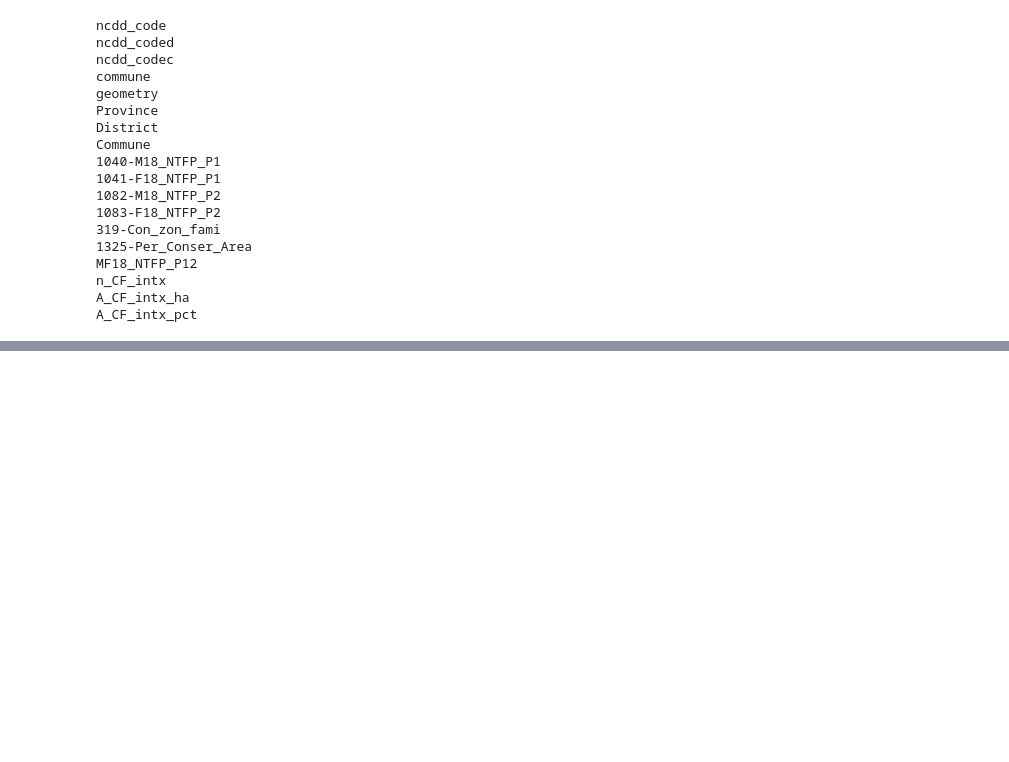
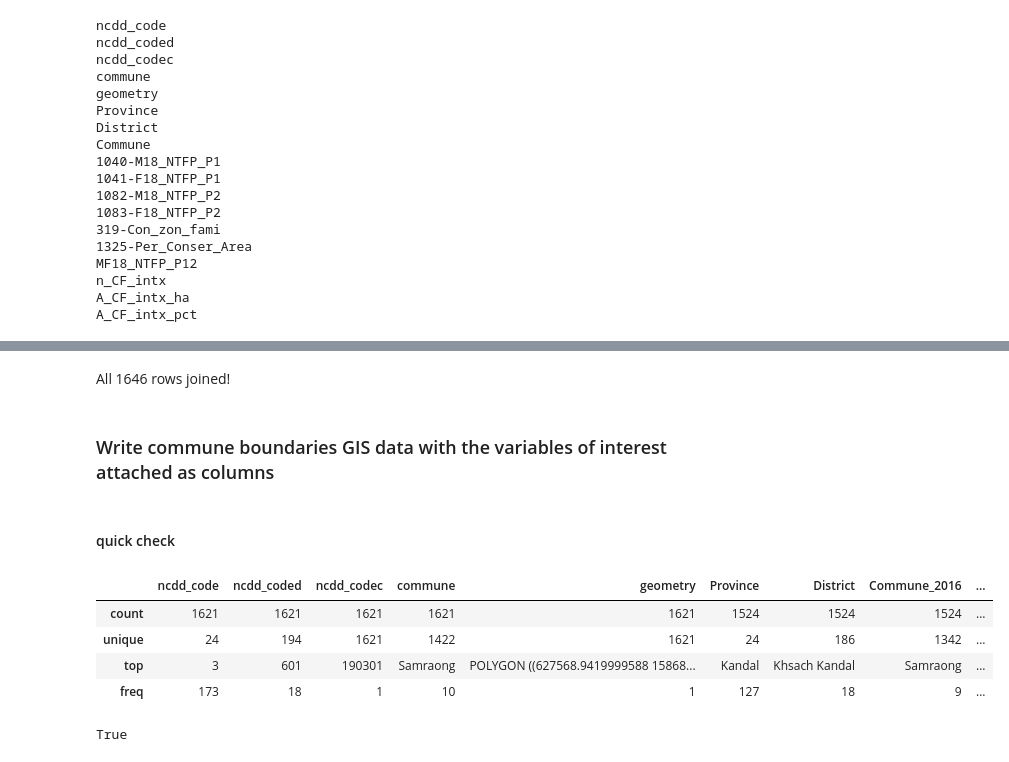
Before and after one commit to sig-gis/mpi, a Jupyter notebook: code/other/map_CDB.ipynb, the cells around one changed output, grey strips where cells are left out. Saved outputs shown, nothing was run; the diff lists cells and outputs as text; code cells hidden in the pictures; blank space fills up the shorter version.

```diff
--- a/code/other/map_CDB.ipynb
+++ b/code/other/map_CDB.ipynb
@@ -774,0 +1069,4 @@ A_CF_intx_pct
+# %%
+col_lst = list(CDB_c_df_lst[0].columns[:4]) + FC_varlst
+CDB_c_voi_df = CDB_c_df_lst[0][col_lst]
+CDB_c_voi_df = CDB_c_voi_df.loc[:,~CDB_c_voi_df.columns.duplicated()]
@@ -774,0 +1075,8 @@ A_CF_intx_pct
+# %%
+# join based on the best of the three commune code columns in GIS data
+comm_CDB_voi_gdf = comm_gdf.merge(
+    CDB_c_voi_df,
+    how='left',
+    left_on=comm_code_colname_lst[0],
+    right_on='CommGis'
+)
@@ -774,0 +1156,15 @@ A_CF_intx_pct
+# %% [markdown]
+All 1646 rows joined!
+# %% [markdown]
+### Write commune boundaries GIS data with the variables of interest attached as columns
+# %%
+# keep relevant columns
+comm_CDB_voi_gdf = comm_CDB_voi_gdf[
+    [
+        'ncdd_code', 'ncdd_coded', 'ncdd_codec', 'commune', 'geometry',
+        'Province', 'District', 'Commune'
+    ] + FC_varlst
+]
+# %%
+# deduplicate column names to output as gpkg
+comm_CDB_voi_gdf = comm_CDB_voi_gdf.rename(columns={'Commune': 'Commune_2016'})
@@ -774,0 +1175,14 @@ A_CF_intx_pct
+# %% [markdown]
+#### quick check
+# %%
+comm_CDB_voi_gdf.describe()
+# %% [output]
+|  | ncdd_code | ncdd_coded | ncdd_codec | commune | geometry | Province | District | Commune_2016 | ... |
+| count | 1621 | 1621 | 1621 | 1621 | 1621 | 1524 | 1524 | 1524 | ... |
+| unique | 24 | 194 | 1621 | 1422 | 1621 | 24 | 186 | 1342 | ... |
+| top | 3 | 601 | 190301 | Samraong | POLYGON ((627568.9419999588 15868... | Kandal | Khsach Kandal | Samraong | ... |
+| freq | 173 | 18 | 1 | 10 | 1 | 127 | 18 | 9 | ... |
+# %%
+all((comm_CDB_voi_gdf.commune == comm_CDB_voi_gdf.Commune_2016) | comm_CDB_voi_gdf.Commune_2016.isna())
+# %% [output]
+True
```
Also changed, not shown: parts of 57 cells of this notebook, 1 other file.
